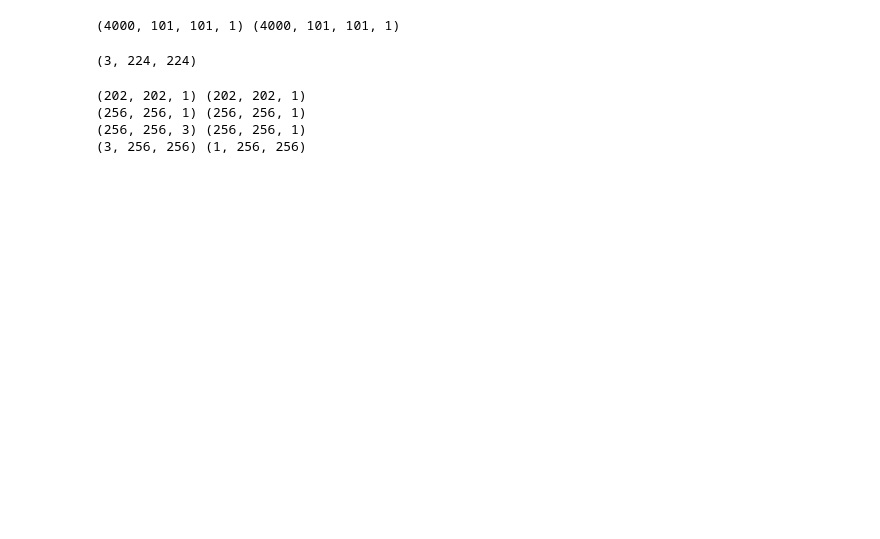
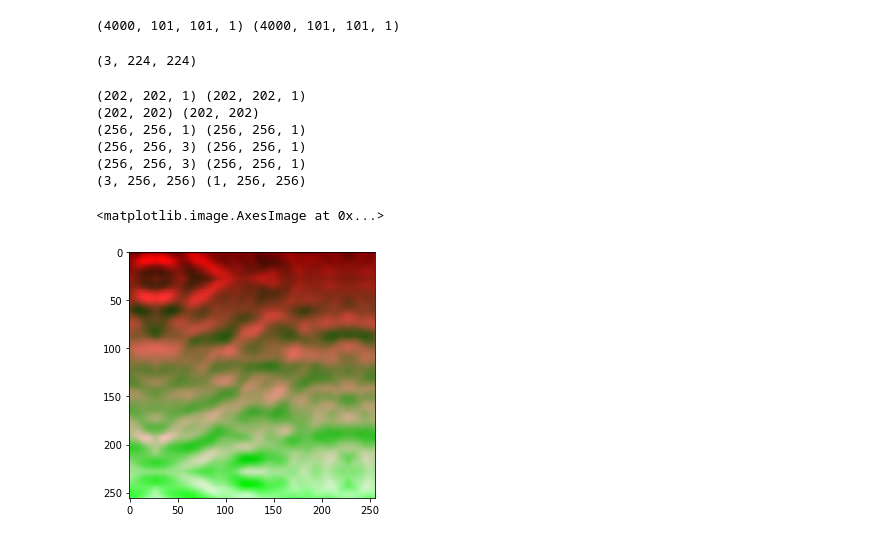
Before and after one commit to gmcgsokdeuvmt/tgs, a Jupyter notebook: tgs/code/test_sampler.ipynb, the cells around one changed output. Cells and saved outputs as stored; diff of their text form; code cells hidden in the pictures; blank space fills up the shorter version.

```diff
--- a/tgs/code/test_sampler.ipynb
+++ b/tgs/code/test_sampler.ipynb
@@ -15,18 +15,29 @@ sampler.sample(dset[0])[0].shape
 # %%
 % matplotlib inline
 from skimage import io
 inputs = sampler.resize202_pair(dset[0])
+print(inputs[0].shape,inputs[1].shape)
+inputs = sampler.train_augment(inputs)
 print(inputs[0].shape,inputs[1].shape)
 inputs = sampler.pad256_pair(inputs)
 print(inputs[0].shape,inputs[1].shape)
 x, t = inputs
 x = sampler.repeatx3(x)
 inputs = [x,t]
 print(inputs[0].shape,inputs[1].shape)
+x, t = inputs
+x = sampler.add_depth_channels(x)
+inputs = [x,t]
+print(inputs[0].shape,inputs[1].shape)
 inputs = sampler.hwc2chw_pair([x,t])
 print(inputs[0].shape,inputs[1].shape)
+io.imshow(x)
 # %% [output]
 (202, 202, 1) (202, 202, 1)
+(202, 202) (202, 202)
 (256, 256, 1) (256, 256, 1)
 (256, 256, 3) (256, 256, 1)
+(256, 256, 3) (256, 256, 1)
 (3, 256, 256) (1, 256, 256)
+<matplotlib.image.AxesImage at 0x...>
+[figure, added]
```
Also changed, not shown: parts of 1 cell of this notebook, 5 other files.
